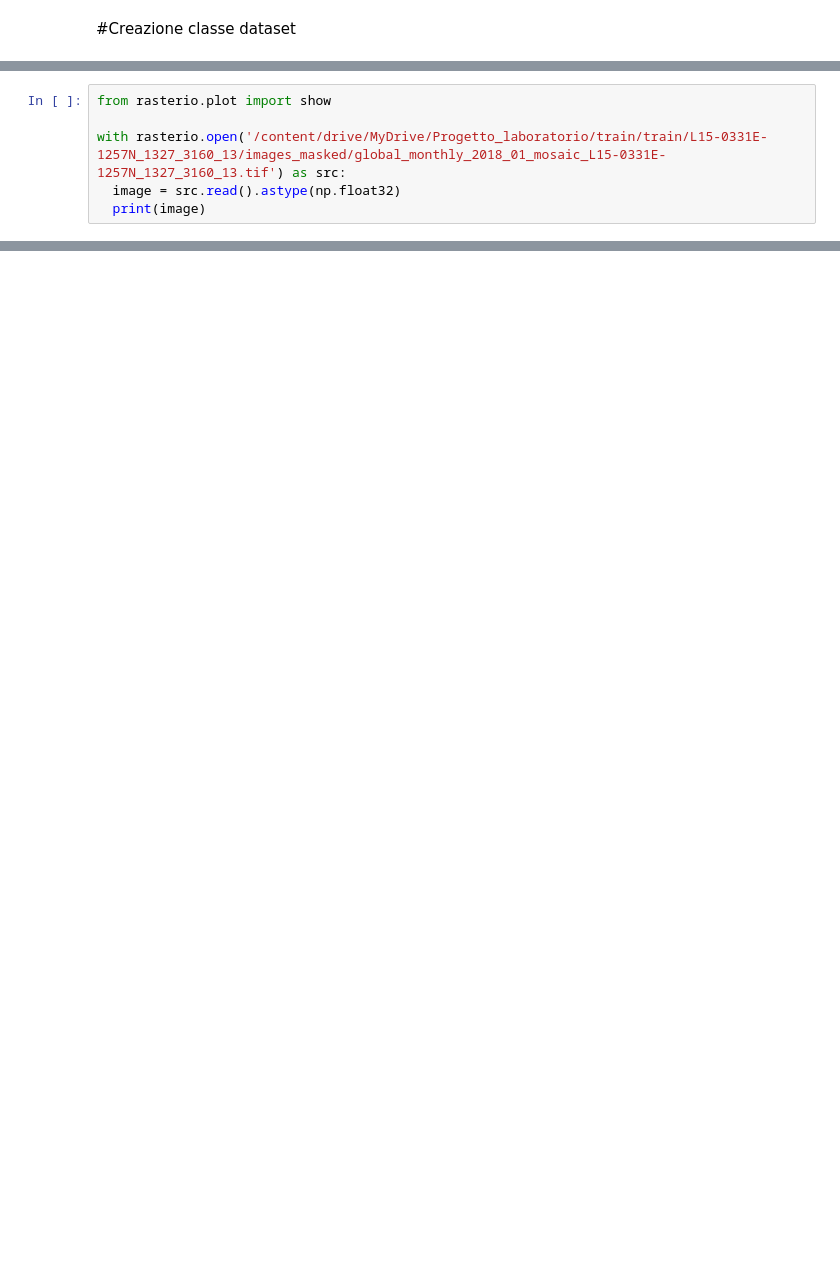
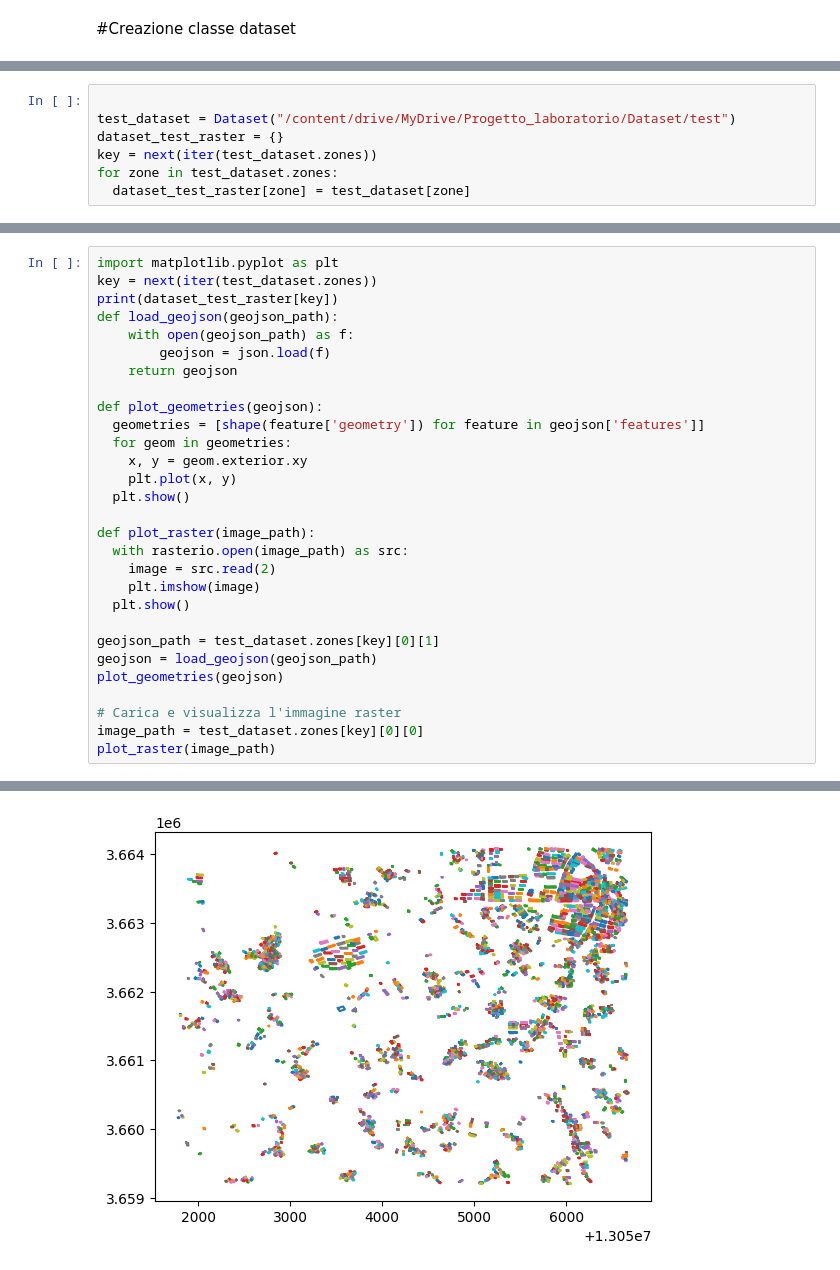
Before and after one commit to mattia9203/progetto_lab_ia, a Jupyter notebook: Dataset.ipynb, the cells around one changed output, grey strips where cells are left out. Cells and saved outputs as stored; diff of their text form; blank space fills up the shorter version.

```diff
--- a/Dataset.ipynb
+++ b/Dataset.ipynb
@@ -77,6 +107,0 @@ class Dataset(Dataset):
-# %%
-from rasterio.plot import show
-
-with rasterio.open('/content/drive/MyDrive/Progetto_laboratorio/train/train/L15-0331E-1257N_1327_3160_13/images_masked/global_monthly_2018_01_mosaic_L15-0331E-1257N_1327_3160_13.tif') as src:
-  image = src.read().astype(np.float32)
-  print(image)
@@ -100,0 +108,7 @@ with rasterio.open('/content/drive/MyDrive/Progetto_laboratorio/train/train/L15-
+# %%
+
+test_dataset = Dataset("/content/drive/MyDrive/Progetto_laboratorio/Dataset/test")
+dataset_test_raster = {}
+key = next(iter(test_dataset.zones))
+for zone in test_dataset.zones:
+  dataset_test_raster[zone] = test_dataset[zone]
@@ -100,0 +128,30 @@ with rasterio.open('/content/drive/MyDrive/Progetto_laboratorio/train/train/L15-
+# %%
+import matplotlib.pyplot as plt
+key = next(iter(test_dataset.zones))
+print(dataset_test_raster[key])
+def load_geojson(geojson_path):
+    with open(geojson_path) as f:
+        geojson = json.load(f)
+    return geojson
+
+def plot_geometries(geojson):
+  geometries = [shape(feature['geometry']) for feature in geojson['features']]
+  for geom in geometries:
+    x, y = geom.exterior.xy
+    plt.plot(x, y)
+  plt.show()
+
+def plot_raster(image_path):
+  with rasterio.open(image_path) as src:
+    image = src.read(2)
+    plt.imshow(image)
+  plt.show()
+
+geojson_path = test_dataset.zones[key][0][1]
+geojson = load_geojson(geojson_path)
+plot_geometries(geojson)
+
+# Carica e visualizza l'immagine raster
+image_path = test_dataset.zones[key][0][0]
+plot_raster(image_path)
+# %% [output]
@@ -100,0 +175 @@ with rasterio.open('/content/drive/MyDrive/Progetto_laboratorio/train/train/L15-
+[figure, added]
```
Also changed, not shown: parts of 5 cells of this notebook.
